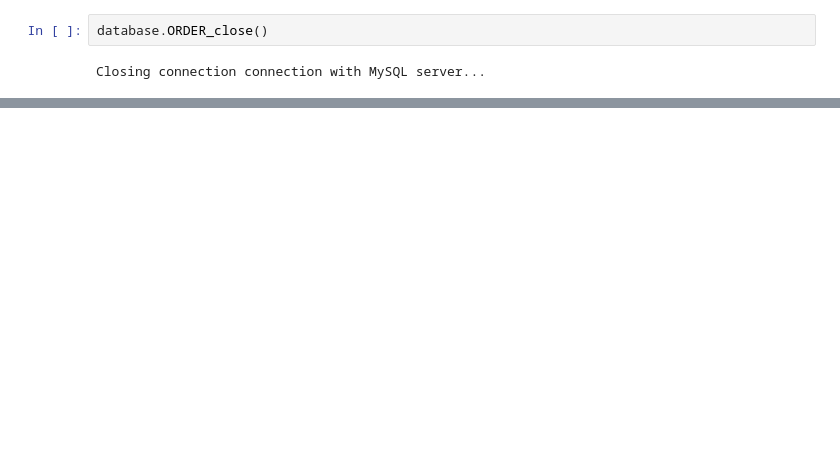
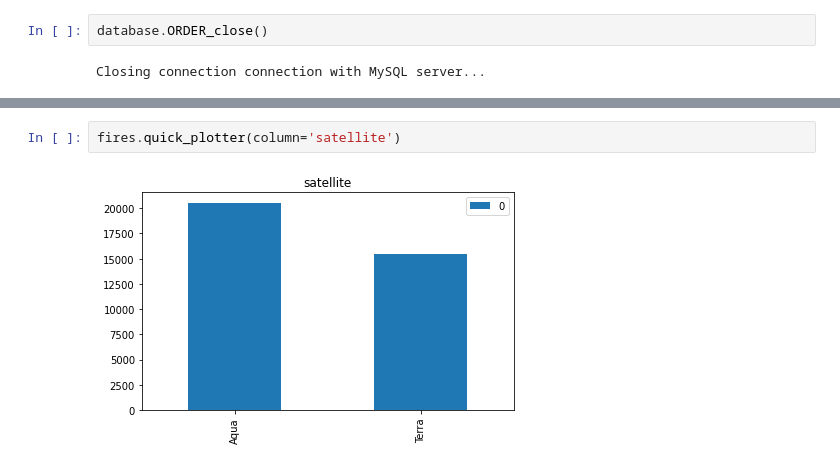
Before and after one commit to Dibmar/Data_Analisys, a Jupyter notebook: templates/prototype_2.ipynb, the cells around one changed output, grey strips where cells are left out. Saved outputs shown, nothing was run; the diff lists cells and outputs as text; blank space fills up the shorter version.

```diff
--- a/templates/prototype_2.ipynb
+++ b/templates/prototype_2.ipynb
@@ -64,0 +96,4 @@ Closing connection connection with MySQL server...
+# %%
+fires.quick_plotter(column='satellite')
+# %% [output]
+[figure, added]
```
Also changed, not shown: parts of 10 cells of this notebook, 4 other files.
